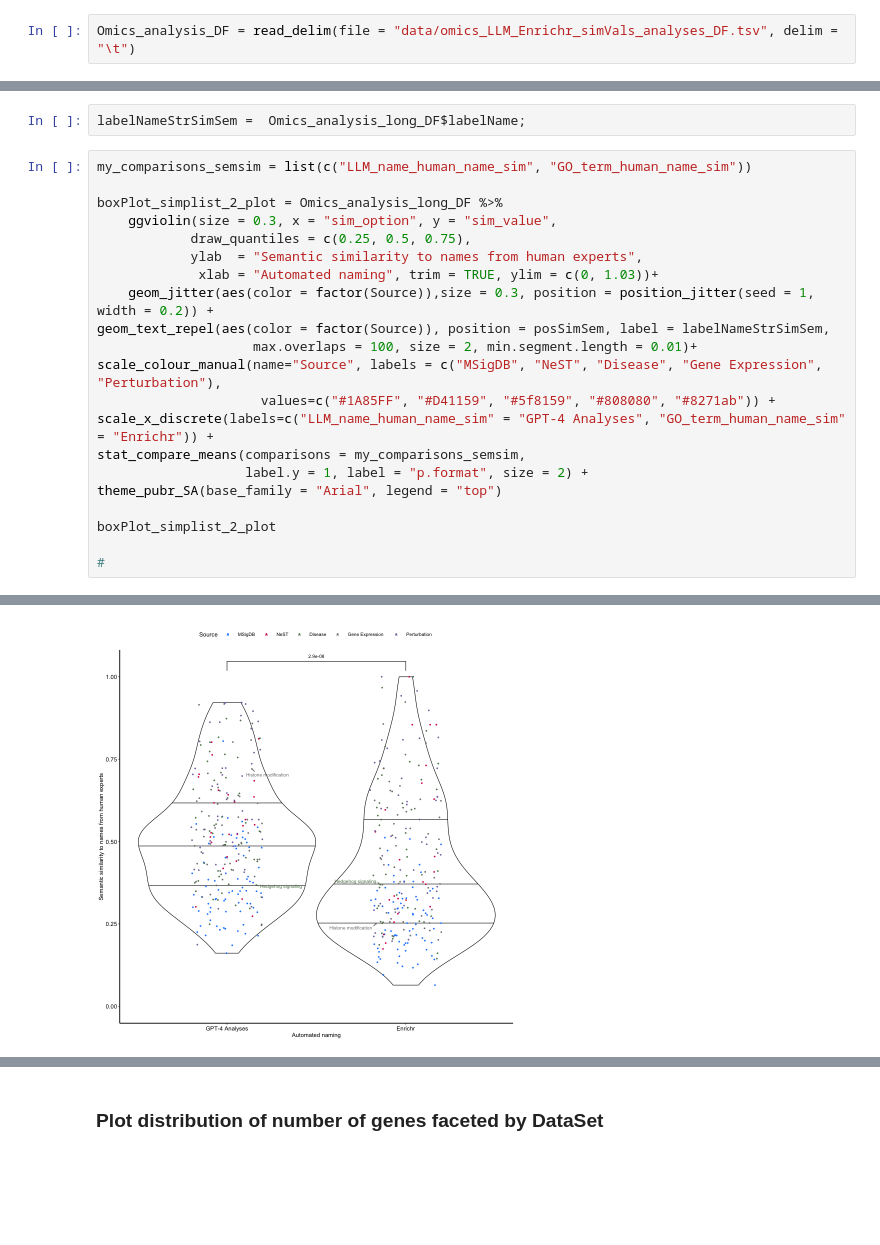
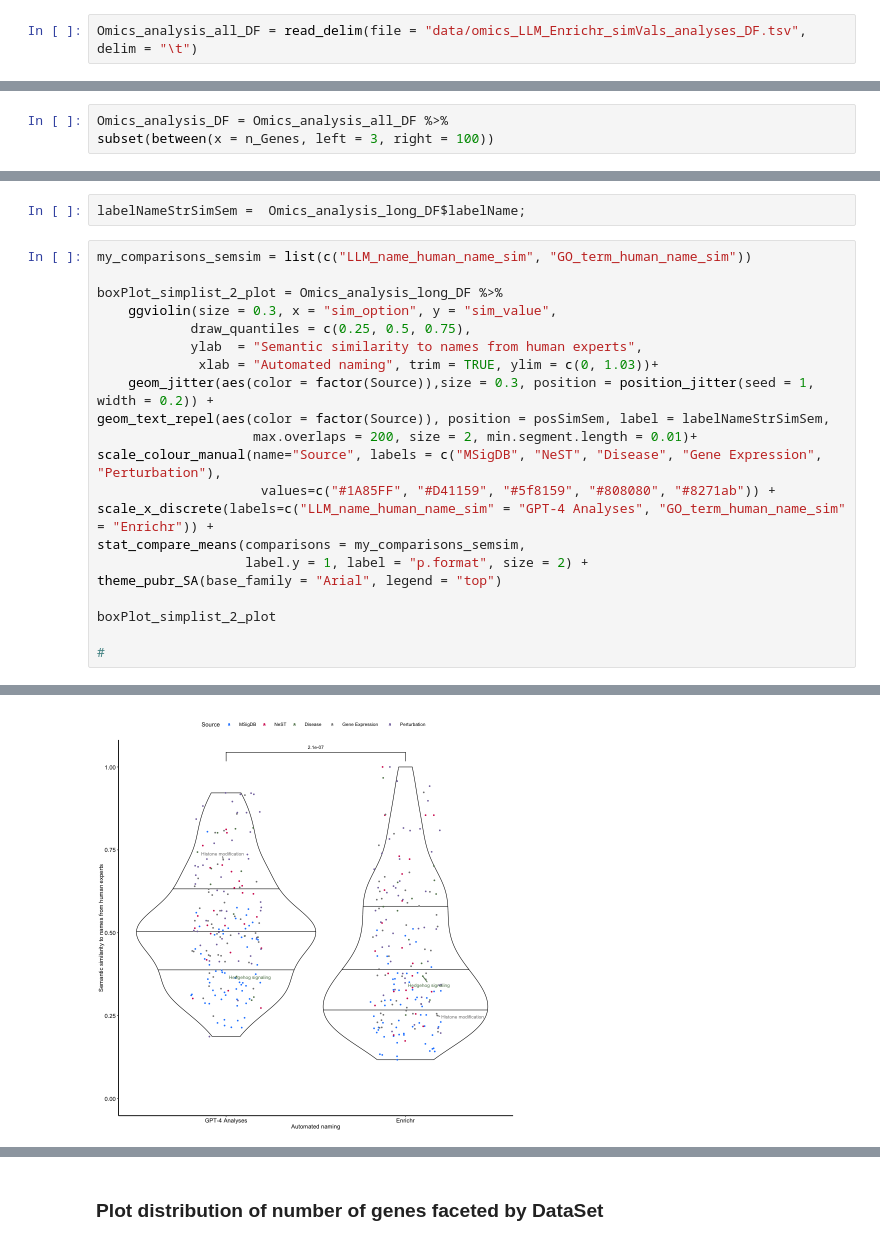
Before and after one commit to idekerlab/llm_evaluation_for_gene_set_interpretation, a Jupyter notebook: 3B.[omics set]GenerateOmicsFigures.ipynb, the cells around one changed output, grey strips where cells are left out. Cells and saved outputs as stored; diff of their text form; blank space fills up the shorter version.

```diff
--- a/3B.[omics set]GenerateOmicsFigures.ipynb
+++ b/3B.[omics set]GenerateOmicsFigures.ipynb
@@ -43,6 +26,6 @@ source("utils/plot_theme.r")
 # %% [markdown]
 ### Read in merged data
 # %%
-Omics_analysis_DF = read_delim(file = "data/omics_LLM_Enrichr_simVals_analyses_DF.tsv", delim = "\t")
+Omics_analysis_all_DF = read_delim(file = "data/omics_LLM_Enrichr_simVals_analyses_DF.tsv", delim = "\t")
 # %% [output]
 Rows: 250 Columns: 28
@@ -53,3 +36,6 @@ dbl (17): ...1, index, n_Genes, Score, Rank, P-value, Adjusted P-value, Orig...
 
 ℹ Use `spec()` to retrieve the full column specification for this data.
 ℹ Specify the column types or set `show_col_types = FALSE` to quiet this message.
+# %%
+Omics_analysis_DF = Omics_analysis_all_DF %>%
+subset(between(x = n_Genes, left = 3, right = 100))
@@ -219,7 +252,7 @@ boxPlot_simplist_2_plot = Omics_analysis_long_DF %>%
              xlab = "Automated naming", trim = TRUE, ylim = c(0, 1.03))+
     geom_jitter(aes(color = factor(Source)),size = 0.3, position = position_jitter(seed = 1, width = 0.2)) +
 geom_text_repel(aes(color = factor(Source)), position = posSimSem, label = labelNameStrSimSem,
-                    max.overlaps = 100, size = 2, min.segment.length = 0.01)+
+                    max.overlaps = 200, size = 2, min.segment.length = 0.01)+
 scale_colour_manual(name="Source", labels = c("MSigDB", "NeST", "Disease", "Gene Expression", "Perturbation"),
                      values=c("#1A85FF", "#D41159", "#5f8159", "#808080", "#8271ab")) +
 scale_x_discrete(labels=c("LLM_name_human_name_sim" = "GPT-4 Analyses", "GO_term_human_name_sim" = "Enrichr")) +
@@ -234,4 +284,4 @@ boxPlot_simplist_2_plot
-[figure, old version]
+[figure, new version]
 # %%
 for (sourceStr in c("MSigDB", "NeST", "Disease", "Gene Expression", "Perturbation")){
 
```
Also changed, not shown: parts of 20 cells of this notebook, 9 other files.
